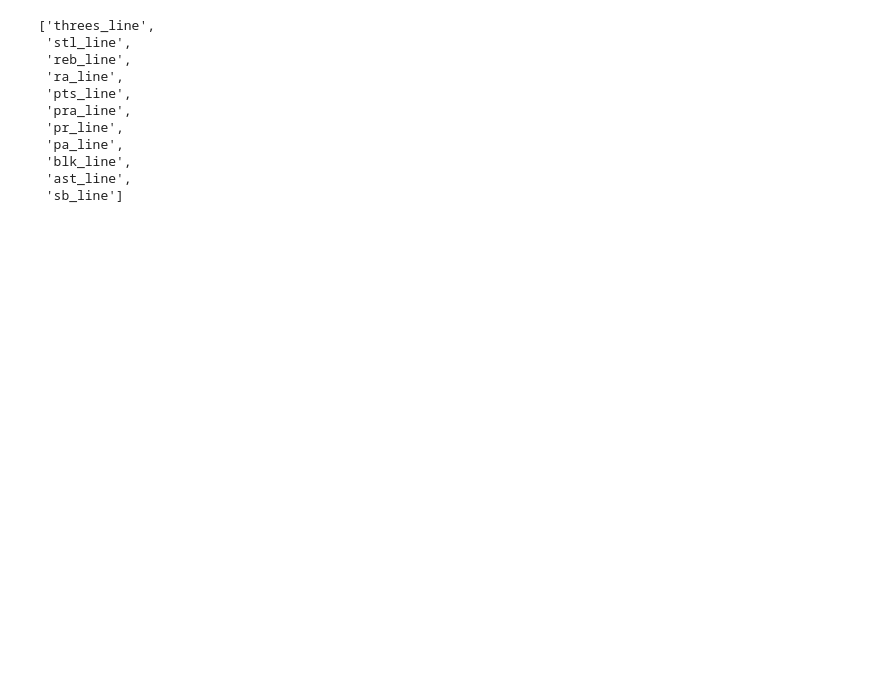
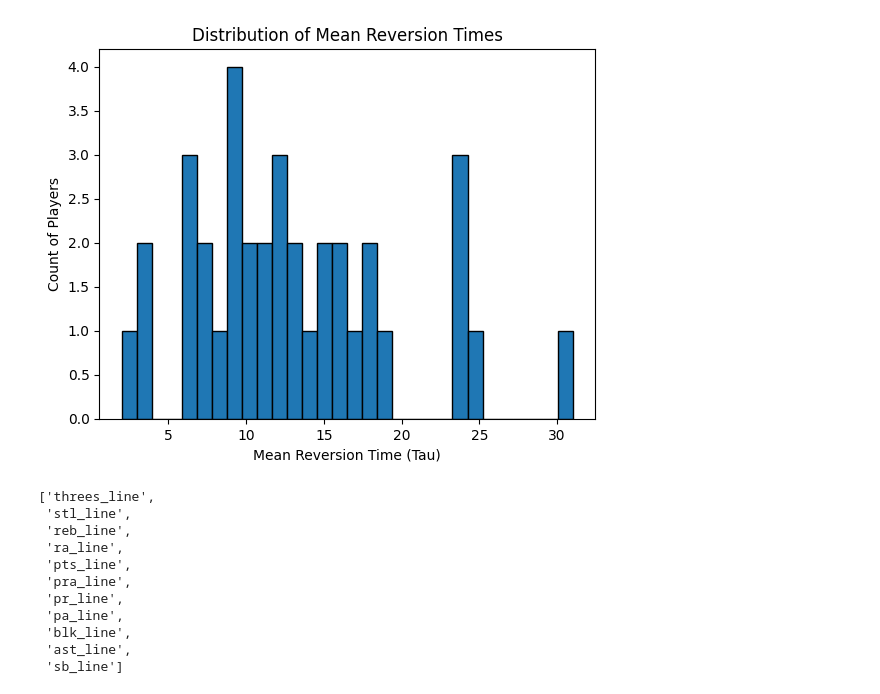
Before and after one commit to iksnizez/propfarm, a Jupyter notebook: scripts/models/scratch.ipynb, the cells around one changed output. Drawn from its saved outputs; the diff is of its cells as text; code cells hidden in the pictures; blank space fills up the shorter version.

```diff
--- a/scripts/models/scratch.ipynb
+++ b/scripts/models/scratch.ipynb
@@ -105,3 +193,15 @@ odds
+# %%
+import matplotlib.pyplot as plt
+
+plt.hist(nba.df_player_boxscores[
+    nba.df_player_boxscores['PLAYER_NAME']=='Aaron Gordon'
+]['PTS'], bins=30, edgecolor='black')
+plt.xlabel("Mean Reversion Time (Tau)")
+plt.ylabel("Count of Players")
+plt.title("Distribution of Mean Reversion Times")
+plt.show()
+# %% [output]
+[figure, added]
 # %%
 pts_cols = []
 for i in nba.df_players.columns:
```
Also changed, not shown: parts of 16 cells of this notebook, 6 other files.
